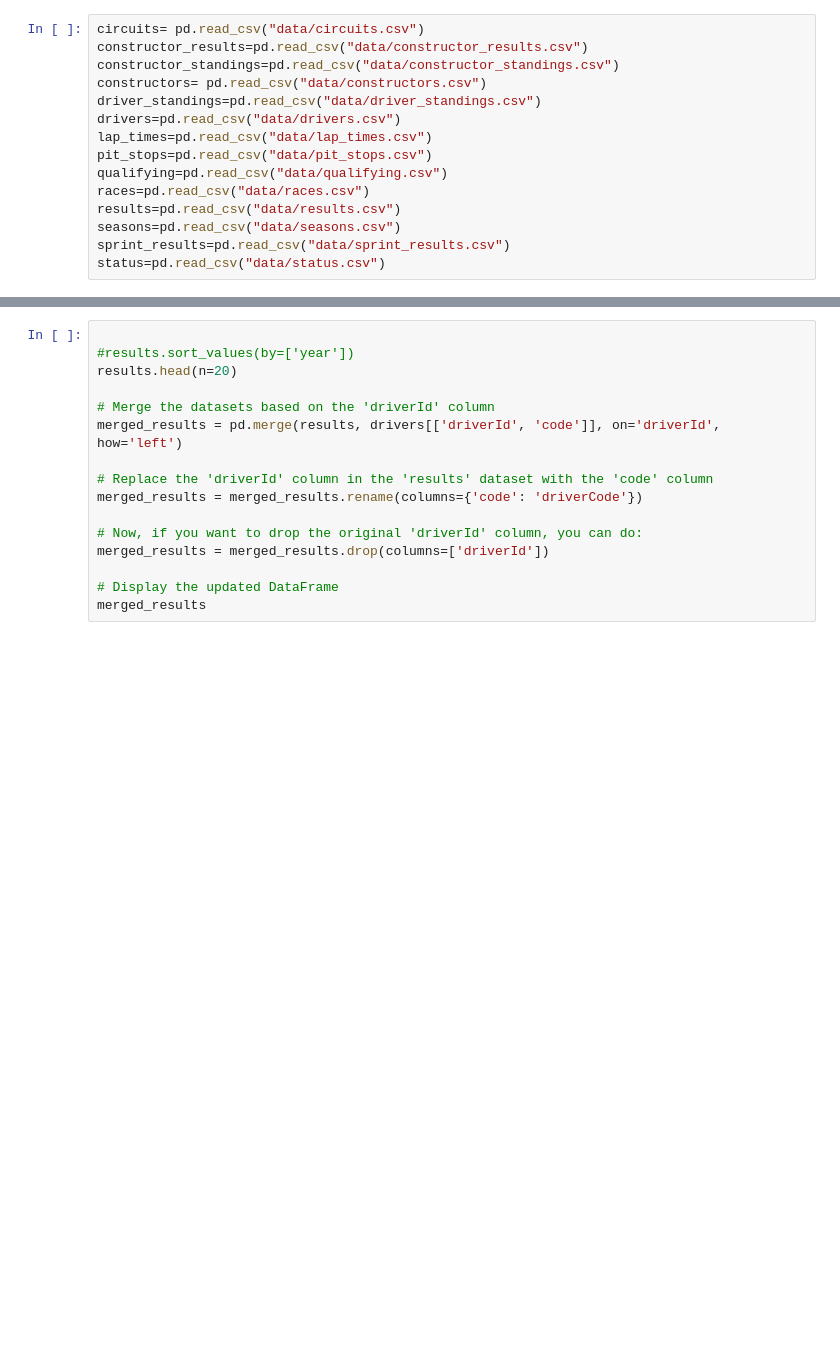
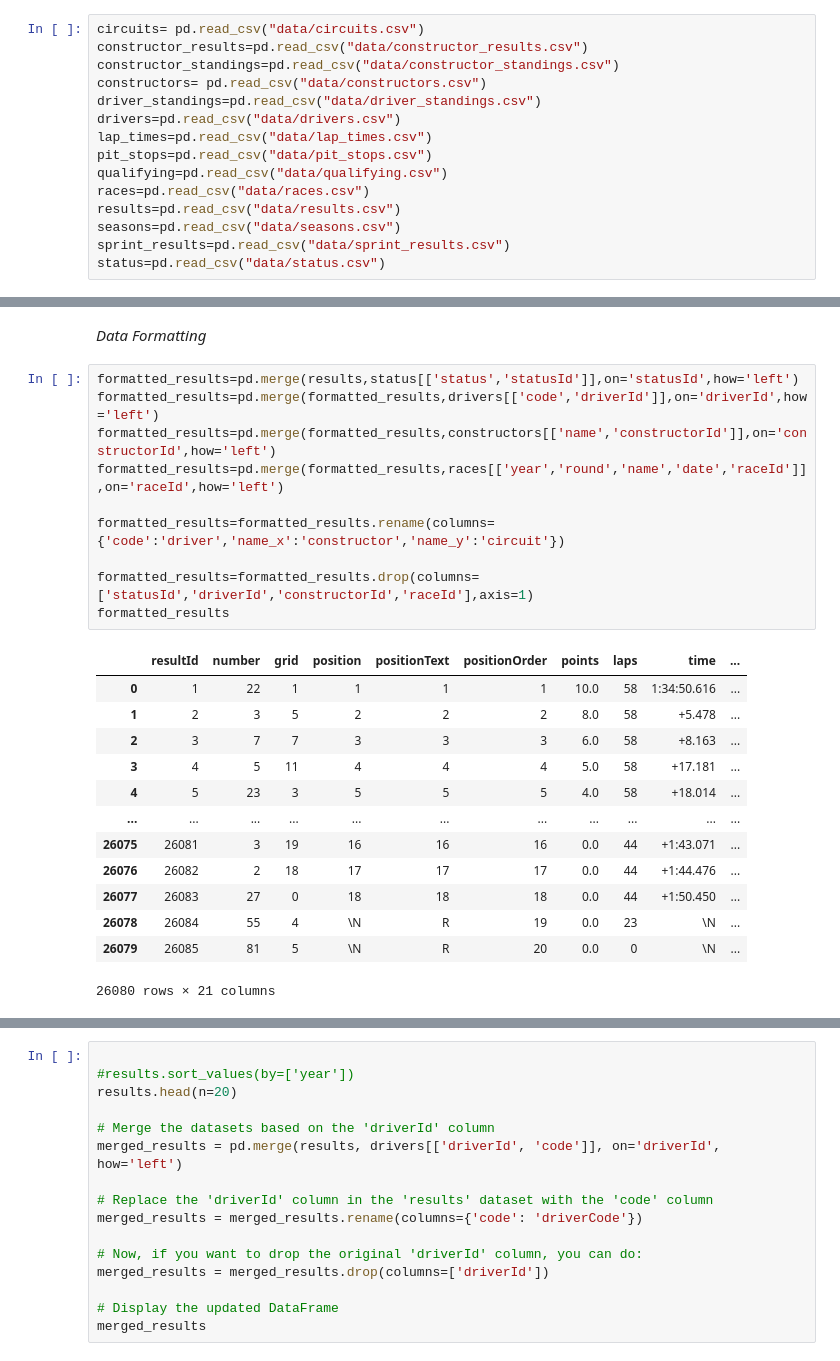
Before and after one commit to racm2k/f1_ml_study, a Jupyter notebook: notebook.ipynb, the cells around one changed output, grey strips where cells are left out. Drawn from its saved outputs; the diff is of its cells as text; blank space fills up the shorter version.

```diff
--- a/notebook.ipynb
+++ b/notebook.ipynb
@@ -28,0 +47,26 @@ status=pd.read_csv("data/status.csv")
+# %% [markdown]
+*Data Formatting*
+# %%
+formatted_results=pd.merge(results,status[['status','statusId']],on='statusId',how='left')
+formatted_results=pd.merge(formatted_results,drivers[['code','driverId']],on='driverId',how='left')
+formatted_results=pd.merge(formatted_results,constructors[['name','constructorId']],on='constructorId',how='left')
+formatted_results=pd.merge(formatted_results,races[['year','round','name','date','raceId']],on='raceId',how='left')
+
+formatted_results=formatted_results.rename(columns={'code':'driver','name_x':'constructor','name_y':'circuit'})
+
+formatted_results=formatted_results.drop(columns=['statusId','driverId','constructorId','raceId'],axis=1)
+formatted_results
+# %% [output]
+|  | resultId | number | grid | position | positionText | positionOrder | points | laps | time | ... |
+| 0 | 1 | 22 | 1 | 1 | 1 | 1 | 10.0 | 58 | 1:34:50.616 | ... |
+| 1 | 2 | 3 | 5 | 2 | 2 | 2 | 8.0 | 58 | +5.478 | ... |
+| 2 | 3 | 7 | 7 | 3 | 3 | 3 | 6.0 | 58 | +8.163 | ... |
+| 3 | 4 | 5 | 11 | 4 | 4 | 4 | 5.0 | 58 | +17.181 | ... |
+| 4 | 5 | 23 | 3 | 5 | 5 | 5 | 4.0 | 58 | +18.014 | ... |
+| ... | ... | ... | ... | ... | ... | ... | ... | ... | ... | ... |
+| 26075 | 26081 | 3 | 19 | 16 | 16 | 16 | 0.0 | 44 | +1:43.071 | ... |
+| 26076 | 26082 | 2 | 18 | 17 | 17 | 17 | 0.0 | 44 | +1:44.476 | ... |
+| 26077 | 26083 | 27 | 0 | 18 | 18 | 18 | 0.0 | 44 | +1:50.450 | ... |
+| 26078 | 26084 | 55 | 4 | \N | R | 19 | 0.0 | 23 | \N | ... |
+| 26079 | 26085 | 81 | 5 | \N | R | 20 | 0.0 | 0 | \N | ... |
+26080 rows × 21 columns
```
Also changed, not shown: parts of 5 cells of this notebook.
